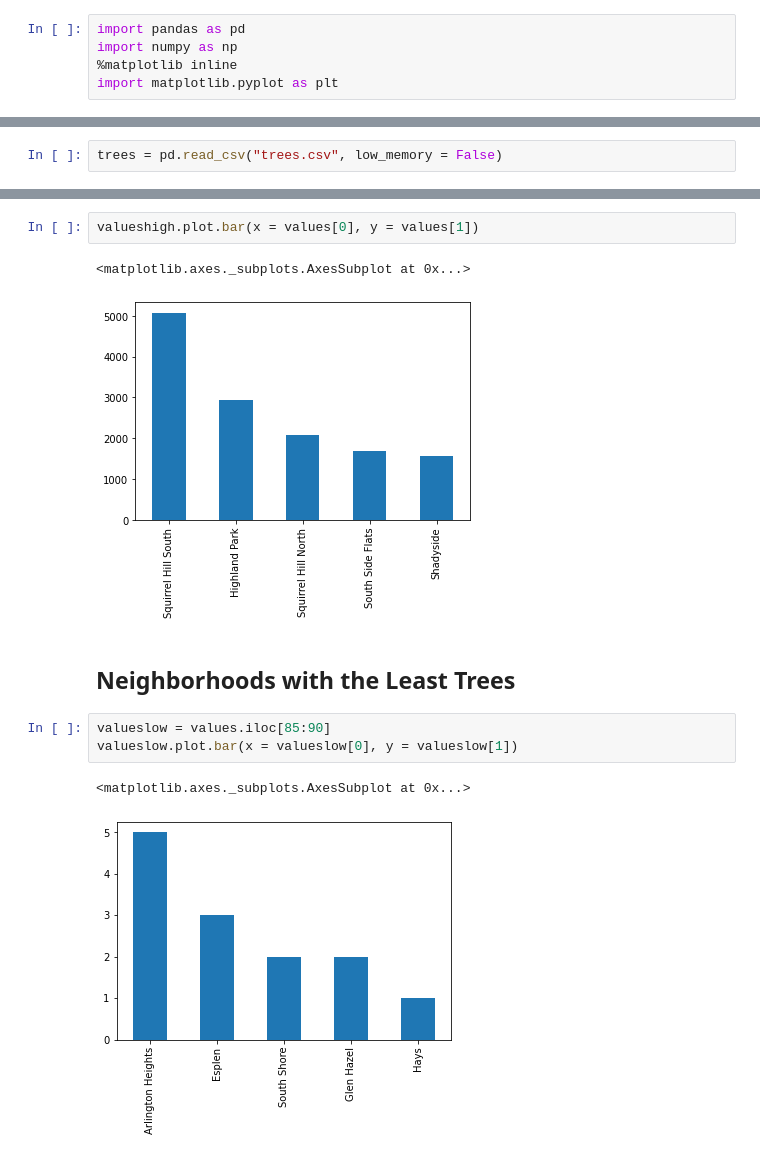
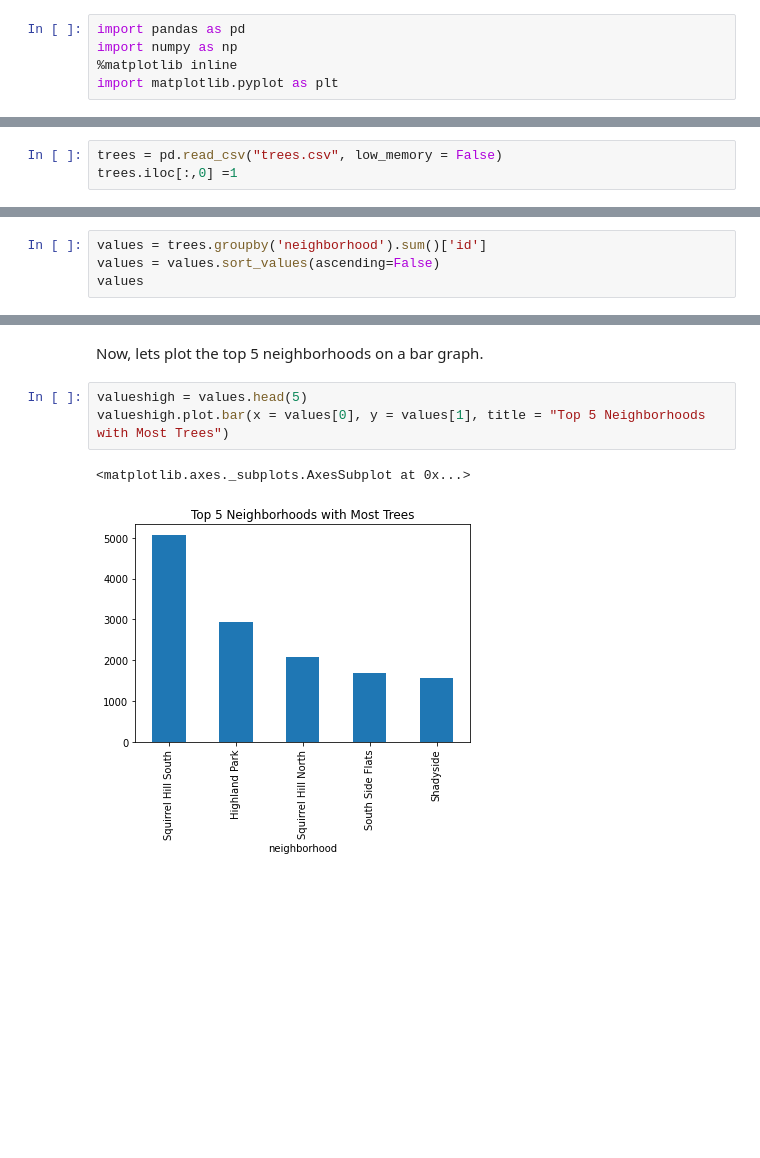
Before and after one commit to acav333/bigideasfinalproject, a Jupyter notebook: annasnotebook.ipynb, the cells around one changed output, grey strips where cells are left out. Drawn from its saved outputs; the diff is of its cells as text; blank space fills up the shorter version.

```diff
--- a/annasnotebook.ipynb
+++ b/annasnotebook.ipynb
@@ -9,2 +13,3 @@ import matplotlib.pyplot as plt
 # %%
 trees = pd.read_csv("trees.csv", low_memory = False)
+trees.iloc[:,0] =1
@@ -15,0 +18,4 @@ valueshigh = values.iloc[0:5]
+# %%
+values = trees.groupby('neighborhood').sum()['id']
+values = values.sort_values(ascending=False)
+values
@@ -16,13 +36,8 @@ valueshigh = values.iloc[0:5]
+# %% [markdown]
+Now, lets plot the top 5 neighborhoods on a bar graph.
 # %%
-valueshigh.plot.bar(x = values[0], y = values[1])
+valueshigh = values.head(5)
+valueshigh.plot.bar(x = values[0], y = values[1], title = "Top 5 Neighborhoods with Most Trees")
 # %% [output]
 <matplotlib.axes._subplots.AxesSubplot at 0x...>
-[figure, old version]
+[figure, new version]
-# %% [markdown]
-## Neighborhoods with the Least Trees
-# %%
-valueslow = values.iloc[85:90]
-valueslow.plot.bar(x = valueslow[0], y = valueslow[1])
-# %% [output]
-<matplotlib.axes._subplots.AxesSubplot at 0x...>
-[figure, removed]
```
Also changed, not shown: parts of 17 cells of this notebook.
